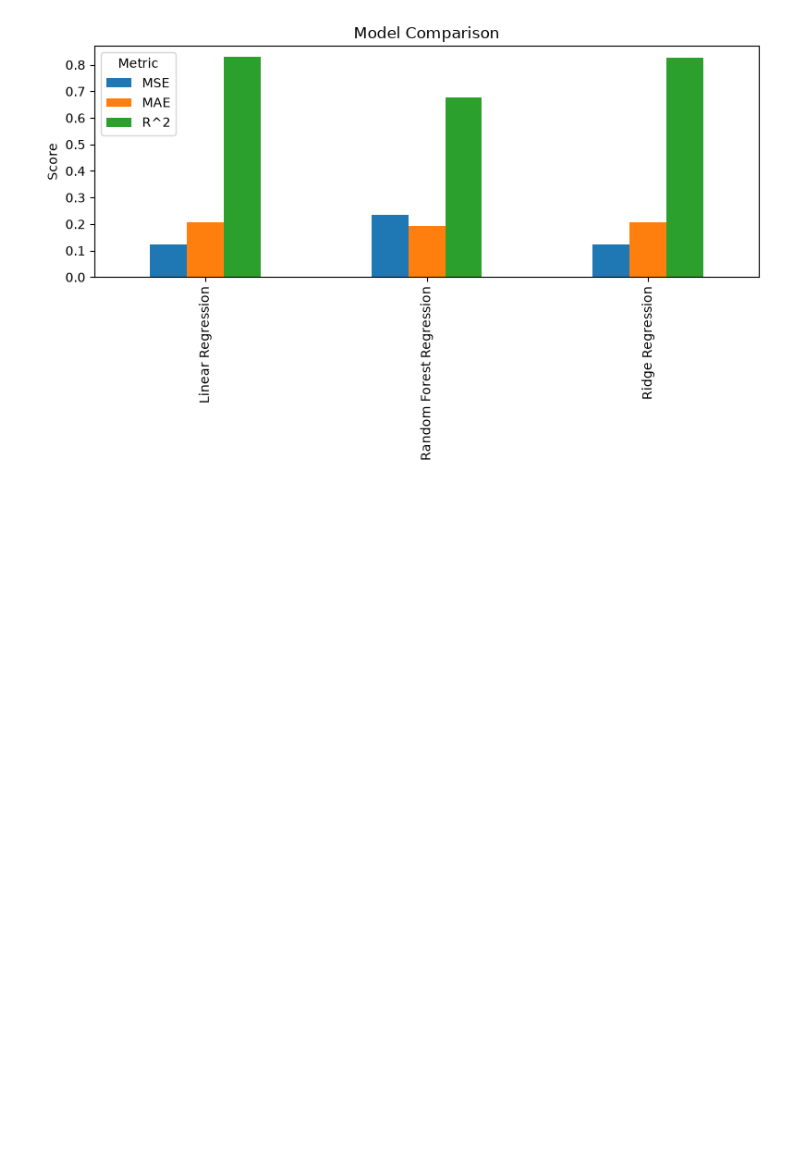
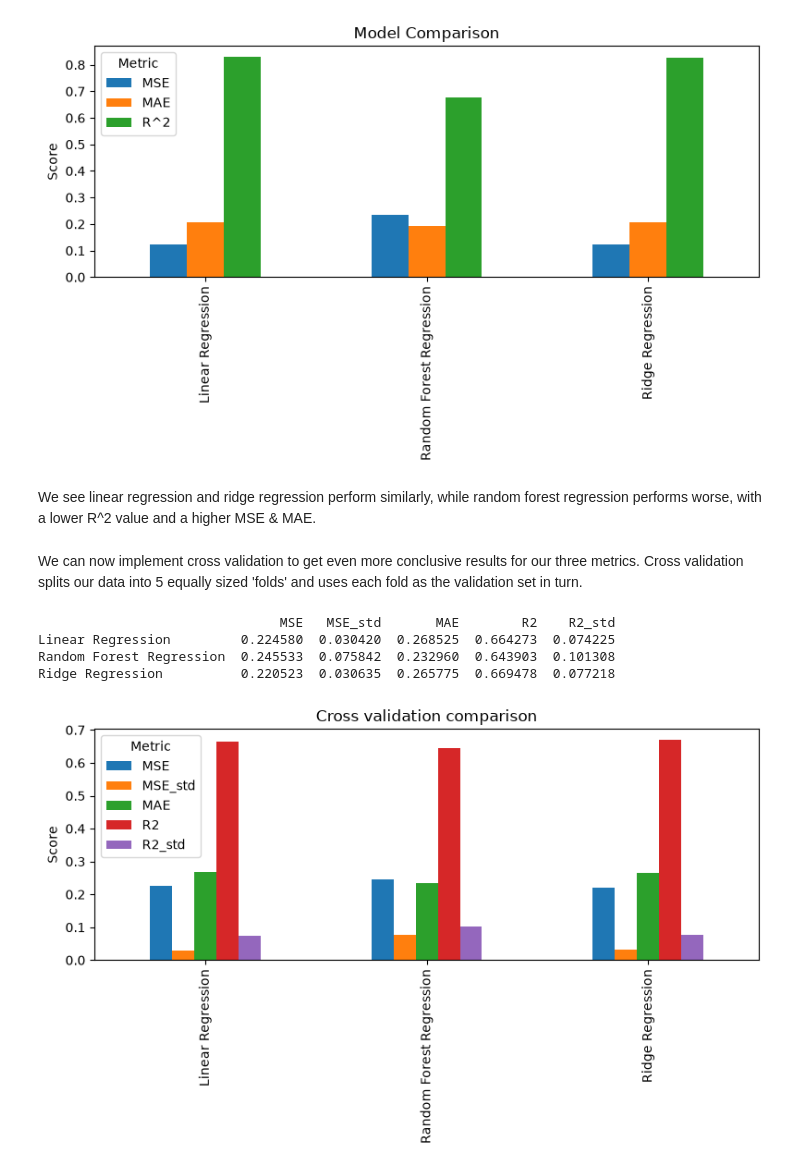
Before and after one commit to kacprinho/world-cup-EDA, a Jupyter notebook: notebooks/player-ML.ipynb, the cells around one changed output. Drawn from its saved outputs; the diff is of its cells as text; code cells hidden in the pictures; blank space fills up the shorter version.

Commit message:
Performing cross validation & adding bar chart

```diff
--- a/notebooks/player-ML.ipynb
+++ b/notebooks/player-ML.ipynb
@@ -158,3 +158,28 @@ mpl.tight_layout()
 mpl.show()
 # %% [output]
 [figure]
+# %% [markdown]
+We see linear regression and ridge regression perform similarly, while random forest regression performs worse, with a lower R^2 value and a higher MSE & MAE.
+# %% [markdown]
+We can now implement cross validation to get even more conclusive results for our three metrics. Cross validation splits our data into 5 equally sized 'folds' and uses each fold as the validation set in turn.
+# %%
+cv_results = model_cv(models,
+                                 X,
+                                 y)
+
+cv_results_df = pd.DataFrame(cv_results).T
+print(cv_results_df)
+# %% [output]
+                               MSE   MSE_std       MAE        R2    R2_std
+Linear Regression         0.224580  0.030420  0.268525  0.664273  0.074225
+Random Forest Regression  0.245533  0.075842  0.232960  0.643903  0.101308
+Ridge Regression          0.220523  0.030635  0.265775  0.669478  0.077218
+# %%
+cv_results_df.plot(kind="bar", figsize=(8, 5))
+mpl.title("Cross validation comparison")
+mpl.ylabel("Score")
+mpl.legend(title="Metric")
+mpl.tight_layout()
+mpl.show()
+# %% [output]
+[figure, added]
```
Also changed, not shown: parts of 1 cell of this notebook, 1 other file.
